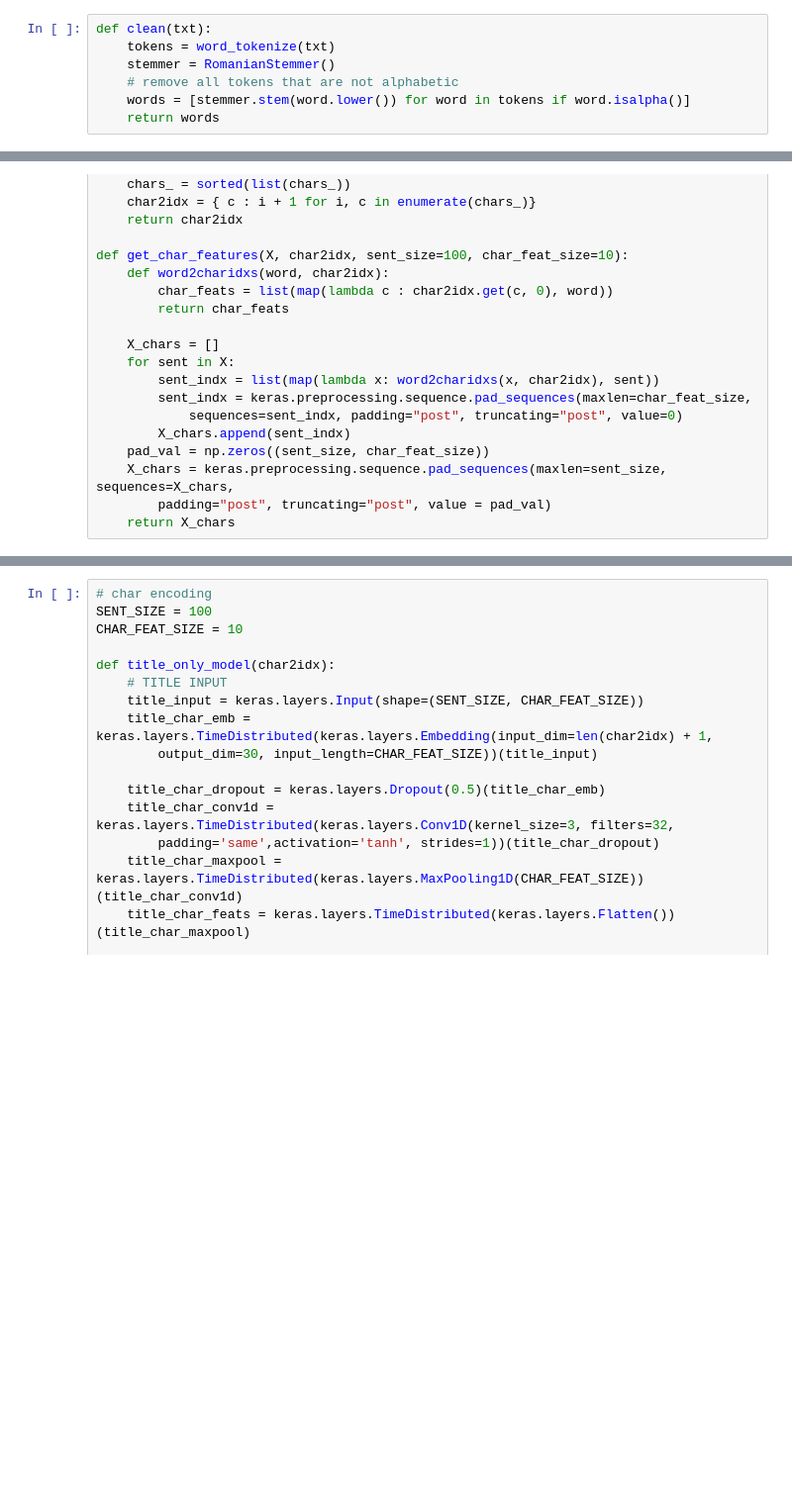
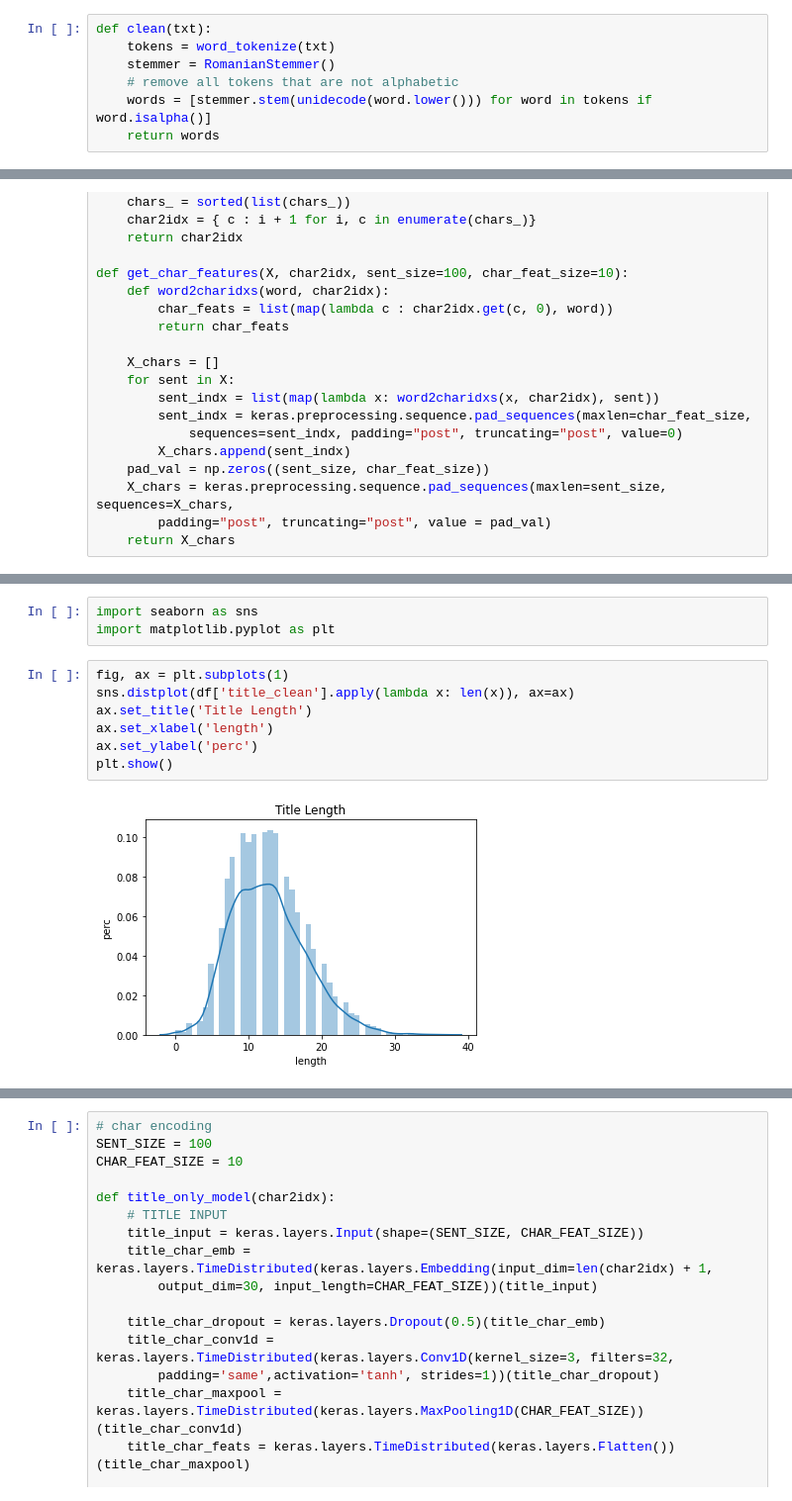
Before and after one commit to AlinMH/ds103-project, a Jupyter notebook: notebooks/fake_news.ipynb, the cells around one changed output, grey strips where cells are left out. Shown: that part at 99% size. Cells and saved outputs as stored; diff of their text form; blank space fills up the shorter version.

```diff
--- a/notebooks/fake_news.ipynb
+++ b/notebooks/fake_news.ipynb
@@ -22,7 +22,7 @@ def clean(txt):
     tokens = word_tokenize(txt)
     stemmer = RomanianStemmer()
     # remove all tokens that are not alphabetic
-    words = [stemmer.stem(word.lower()) for word in tokens if word.isalpha()]
+    words = [stemmer.stem(unidecode(word.lower())) for word in tokens if word.isalpha()]
     return words
 # %%
 %%time
@@ -70,0 +71,12 @@ Wall time: 25.4 s
+# %%
+import seaborn as sns
+import matplotlib.pyplot as plt
+# %%
+fig, ax = plt.subplots(1)
+sns.distplot(df['title_clean'].apply(lambda x: len(x)), ax=ax)
+ax.set_title('Title Length')
+ax.set_xlabel('length')
+ax.set_ylabel('perc')
+plt.show()
+# %% [output]
+[figure, added]
```
Also changed, not shown: parts of 23 cells of this notebook, 2 other files.
